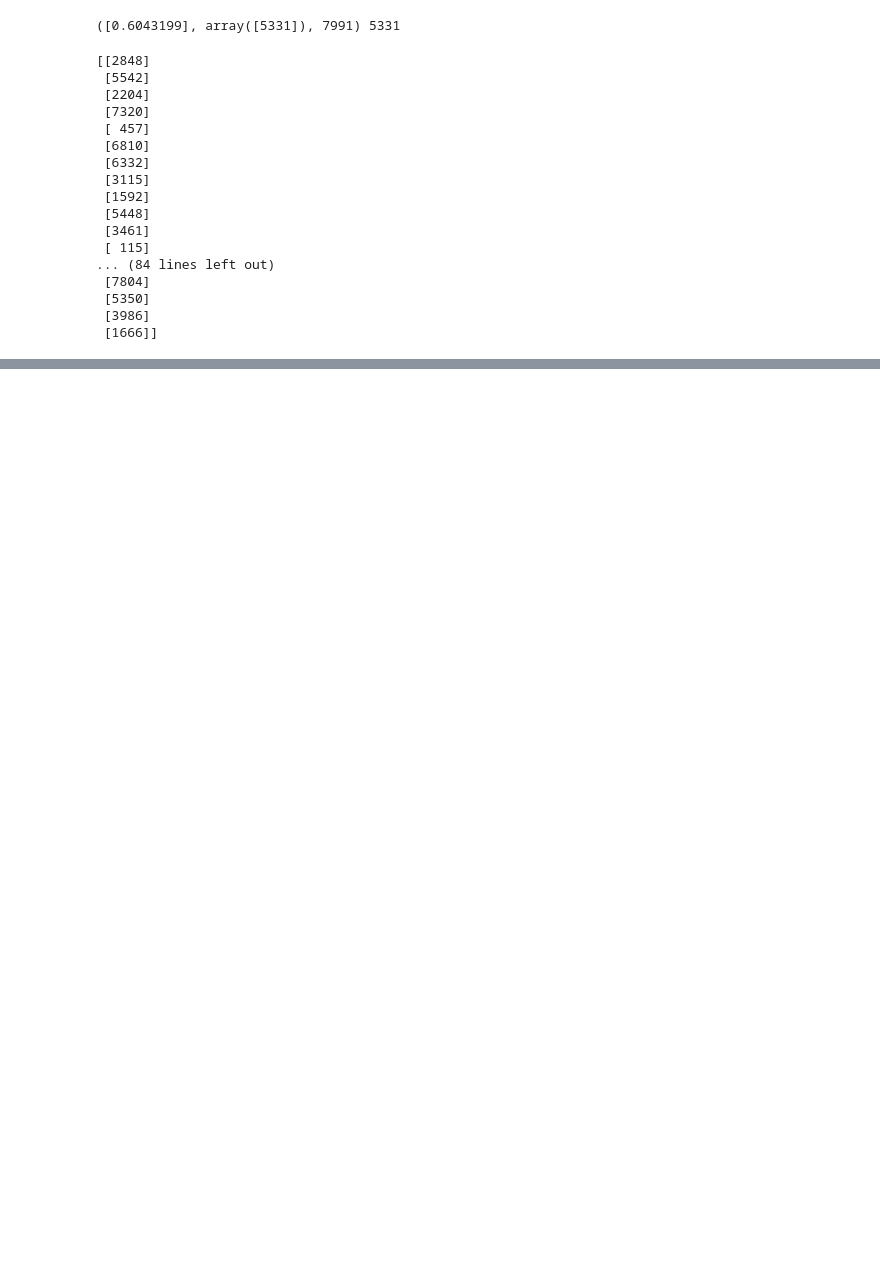
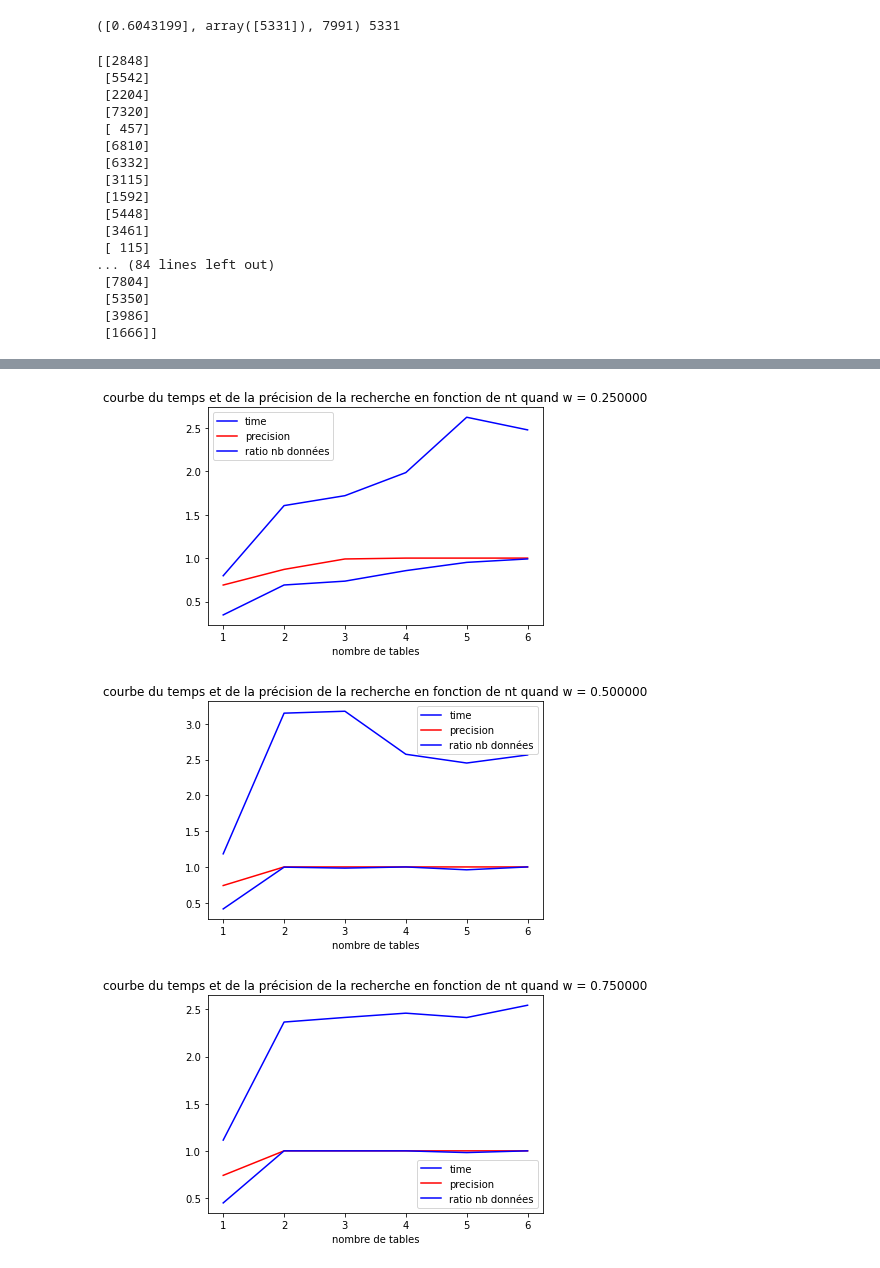
Before and after one commit to Matthoxx/recherche_images, a Jupyter notebook: lsh_test.ipynb, the cells around one changed output, grey strips where cells are left out. Cells and saved outputs as stored; diff of their text form; code cells hidden in the pictures; blank space fills up the shorter version.

```diff
--- a/lsh_test.ipynb
+++ b/lsh_test.ipynb
@@ -183,0 +185,47 @@ temps des recherches = 3.603248
+# %%
+max = 4
+w_values = [0.25 * i for i in range(1, max)]
+for w in w_values:
+    precisions = []
+    inspected_avgs = []
+    times = []
+    ratio_avgs = []
+    for nt in range(1,7):
+        lsh = LSH(nb_projections=10, nb_tables=nt, w=w)
+        lsh.fit(base)
+        to = time.time()
+        match_count = 0
+        inspected_count = 0
+        ratio_sum = 0
+        for i, query in enumerate(queries):
+            lsh_result = lsh.kneighbors(query, k=1)
+            lsh_index = lsh_result[1][0]
+            match_count += 1 if lsh_index == ground_indices[i] else 0
+            inspected_count = lsh_result[2]
+            ratio = inspected_count / data_size
+            ratio_sum += ratio
+
+        #mesure du temps des recherches
+        times.append(time.time() - to)
+
+        #Calcul du ratio de données éxaminé
+        ratio_avg = ratio_sum / len(queries)
+        ratio_avgs.append(ratio_avg)
+
+
+        #Calcul de la précision
+        precision = match_count / len(queries)
+        precisions.append(precision)
+
+    # courbe du temps et de la précision de la rechcerche en fonction de W
+    plt.plot([1,2,3,4,5,6], times, label="time", color="blue")
+    plt.plot([1,2,3,4,5,6], precisions, label="precision", color="red")
+    plt.plot([1,2,3,4,5,6], ratio_avgs, label="ratio nb données", color="blue")
+    plt.xlabel("nombre de tables")
+    plt.legend()
+    plt.title("courbe du temps et de la précision de la recherche en fonction de nt quand w = %f" %w)
+    plt.show()
+# %% [output]
+[figure, added]
+[figure, added]
+[figure, added]
```
Also changed, not shown: parts of 2 cells of this notebook.
